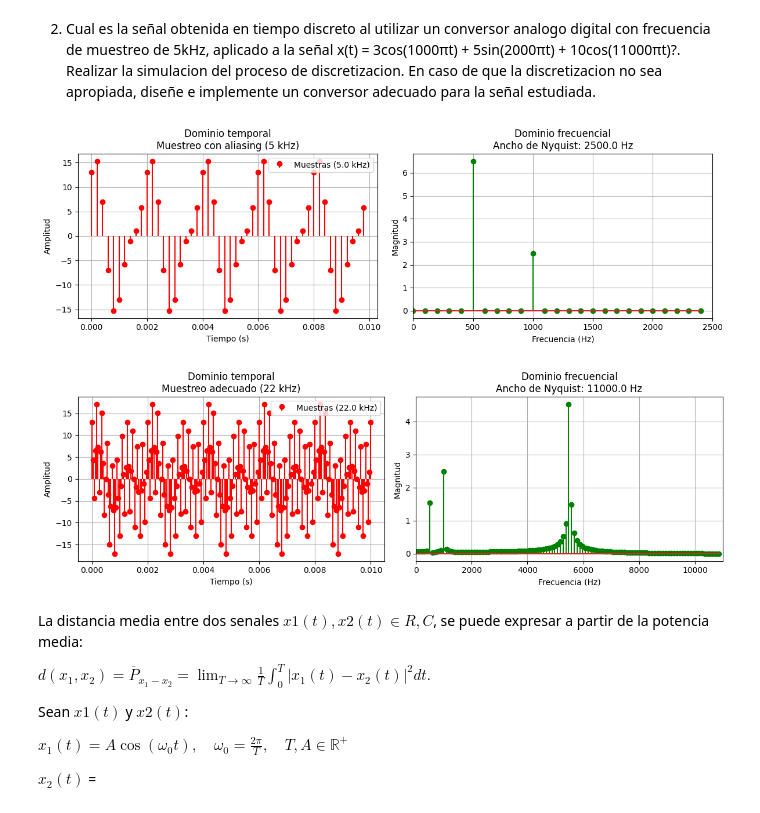
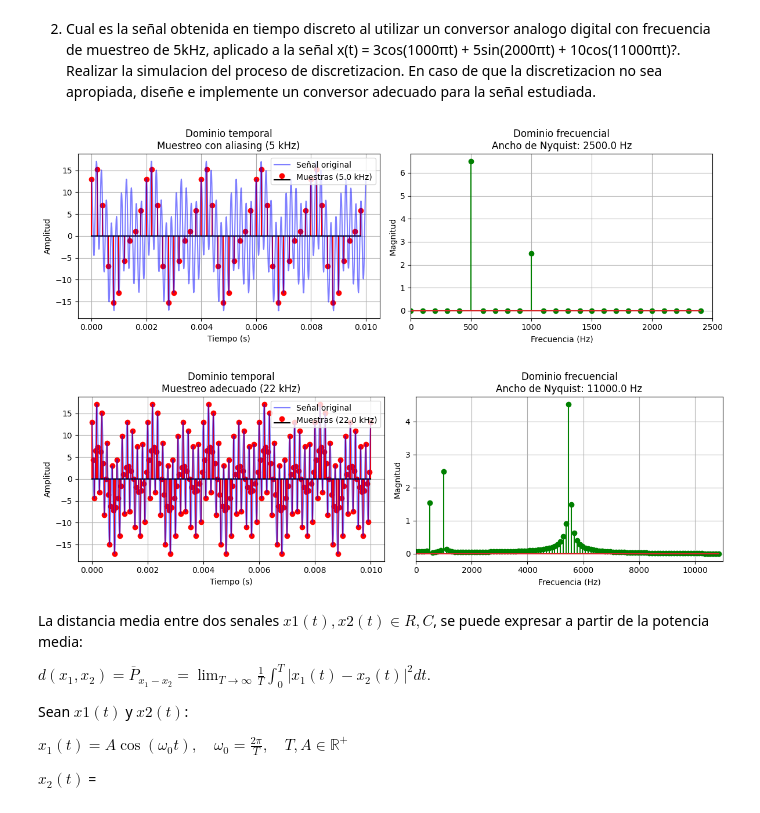
Before and after one commit to kevin-loaiza/senales_y_sistemas, a Jupyter notebook: Pacial1.ipynb, the cells around one changed output. Saved outputs shown, nothing was run; the diff lists cells and outputs as text; code cells hidden in the pictures.

```diff
--- a/Pacial1.ipynb
+++ b/Pacial1.ipynb
@@ -132,36 +132,38 @@ def analizar_muestreo(fs, title):
     plt.subplot(1, 2, 1)
     t_cont = np.linspace(0, duration, 1000)
     x_cont = (amplitudes[0] * np.cos(2*np.pi*f1*t_cont) +
               amplitudes[1] * np.sin(2*np.pi*f2*t_cont) +
               amplitudes[2] * np.cos(2*np.pi*f3*t_cont))
 
-    plt.stem(t, x, 'r', markerfmt='ro', basefmt=" ", linefmt='r-', label=f'Muestras ({fs/1000} kHz)')
+    plt.stem(t, x, 'r', markerfmt='ro', basefmt="black", linefmt='r-', label=f'Muestras ({fs/1000} kHz)')
     plt.title(f'Dominio temporal\n{title}')
+    plt.plot(t_cont, x_cont, 'b-', alpha=0.5, label='Señal original')
+
     plt.xlabel('Tiempo (s)')
     plt.ylabel('Amplitud')
     plt.legend()
     plt.grid(True)
 
     # Dominio de la frecuencia
     plt.subplot(1, 2, 2)
     plt.stem(freq, X, 'g')
     plt.title(f'Dominio frecuencial\nAncho de Nyquist: {fs/2} Hz')
     plt.xlabel('Frecuencia (Hz)')
     plt.ylabel('Magnitud')
     plt.xlim(0, fs/2)
     plt.grid(True)
 
     plt.tight_layout()
     plt.show()
 
 # Análisis con frecuencia insuficiente (5 kHz)
 analizar_muestreo(fs_insuficiente, "Muestreo con aliasing (5 kHz)")
 
 # Análisis con frecuencia adecuada (12 kHz)
 analizar_muestreo(fs_adecuada, "Muestreo adecuado (22 kHz)")
 # %% [output]
-[figure, old version]
+[figure, new version]
-[figure, old version]
+[figure, new version]
 # %% [markdown]
 La distancia media entre dos senales $ x1(t), x2(t) ∈ R, C$, se
 puede expresar a partir de la potencia media:
```
